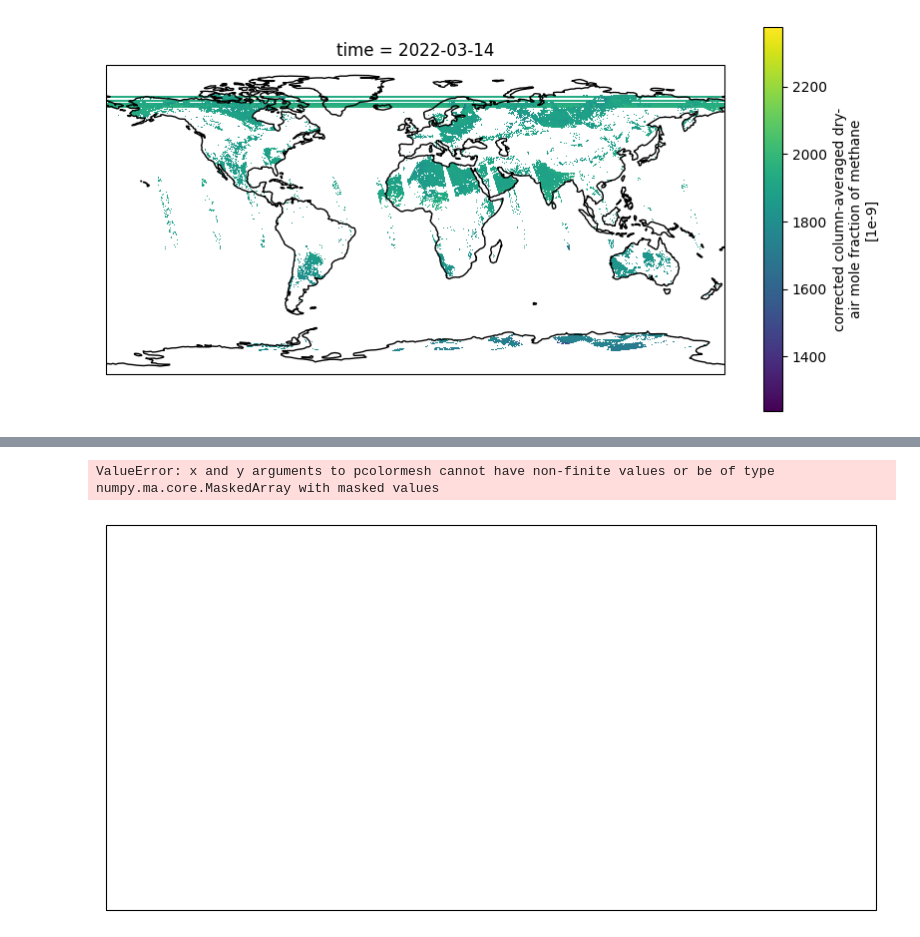
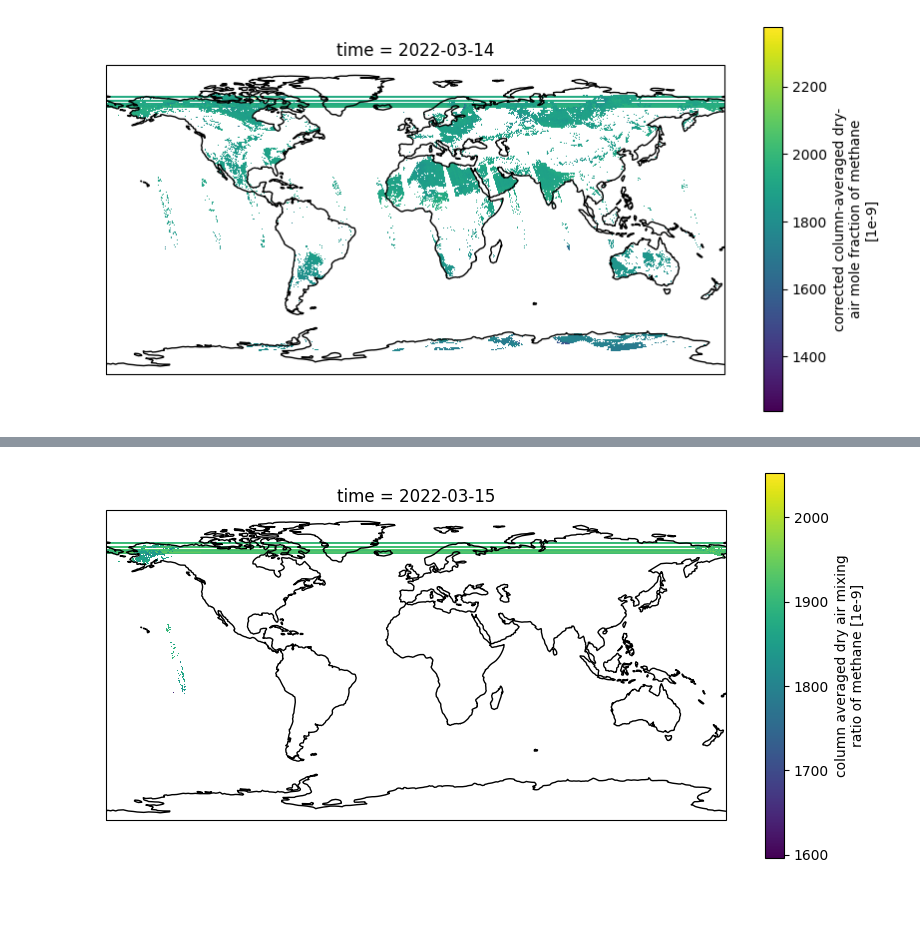
Before and after one commit to AronnePiperno/Air-Quality-Monitoring-Platform, a Jupyter notebook: globtest.ipynb, the cells around one changed output, grey strips where cells are left out. Saved outputs shown, nothing was run; the diff lists cells and outputs as text; code cells hidden in the pictures; blank space fills up the shorter version.

```diff
--- a/globtest.ipynb
+++ b/globtest.ipynb
@@ -169,0 +174,4 @@ Data variables:
+# %%
+import xarray as xr
+db = xr.open_dataset("./db/L2__CH4___TEST.nc")
+db
@@ -170,14 +199,13 @@ Data variables:
 # %%
 import cartopy.crs as ccrs
 from matplotlib import pyplot as plt
 
 fig = plt.figure(figsize=(10, 5))
 ax = plt.axes(projection=ccrs.PlateCarree())
 
-db_sel.methane_mixing_ratio_bias_corrected.plot.pcolormesh(ax=ax, x='longitude', y='latitude', add_colorbar=True)
+db.methane_mixing_ratio[2].plot.pcolormesh(ax=ax, x='longitude', y='latitude', add_colorbar=True)
 
 ax.set_global(); ax.coastlines()
 plt.show()
 # %% [output]
-ValueError: x and y arguments to pcolormesh cannot have non-finite values or be of type numpy.ma.core.MaskedArray with masked values
-[figure, old version]
+[figure, new version]
```
Also changed, not shown: parts of 7 cells of this notebook, 1 other file.
